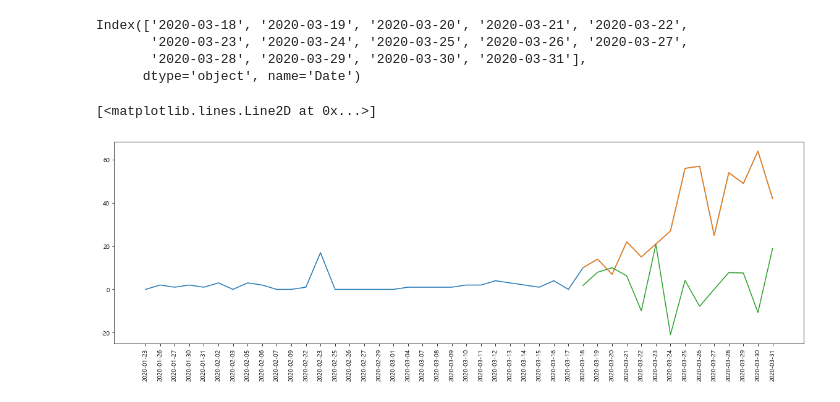
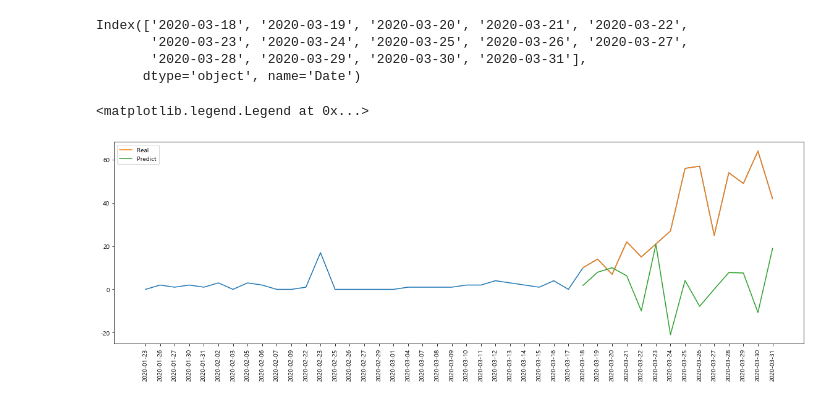
Before and after one commit to Hinterhalter/Post-COVID-19_modeling, a Jupyter notebook: Regression_model.ipynb, the cells around one changed output. Saved outputs shown, nothing was run; the diff lists cells and outputs as text; code cells hidden in the pictures.

```diff
--- a/Regression_model.ipynb
+++ b/Regression_model.ipynb
@@ -269,15 +248,16 @@ Index(['2020-03-18', '2020-03-19', '2020-03-20', '2020-03-21', '2020-03-22',
 # %%
 %matplotlib inline
 import matplotlib.pyplot as plt
 
 
 Y_pred = lm.predict(X_test)
 
 plt.figure(figsize=(20,6))
 plt.xticks(rotation=90)
 plt.plot(df['day_osi'])
-plt.plot(Y_test)
-plt.plot(list(df[-14:].index), Y_pred,)
+plt.plot(Y_test, label='Real')
+plt.plot(list(df[-14:].index), Y_pred, label='Predict')
+plt.legend()
 # %% [output]
-[<matplotlib.lines.Line2D at 0x...>]
+<matplotlib.legend.Legend at 0x...>
-[figure, old version]
+[figure, new version]
```
Also changed, not shown: parts of 6 cells of this notebook.
